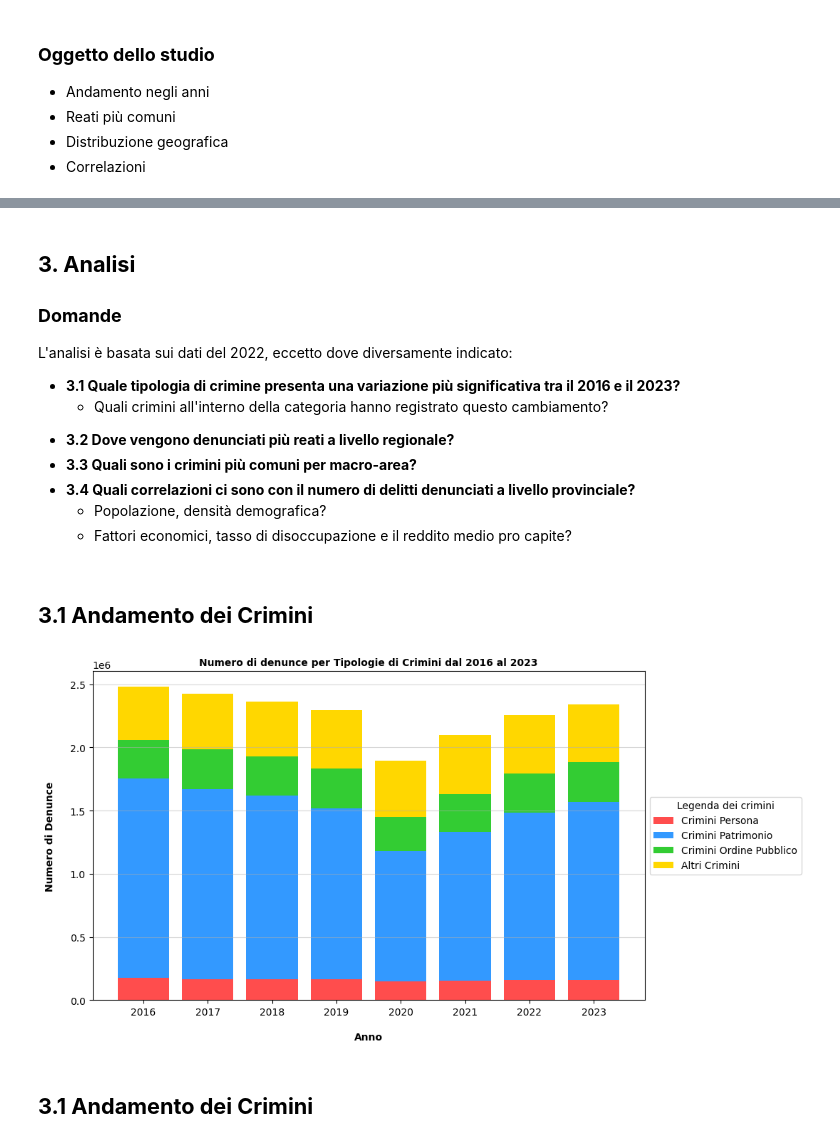
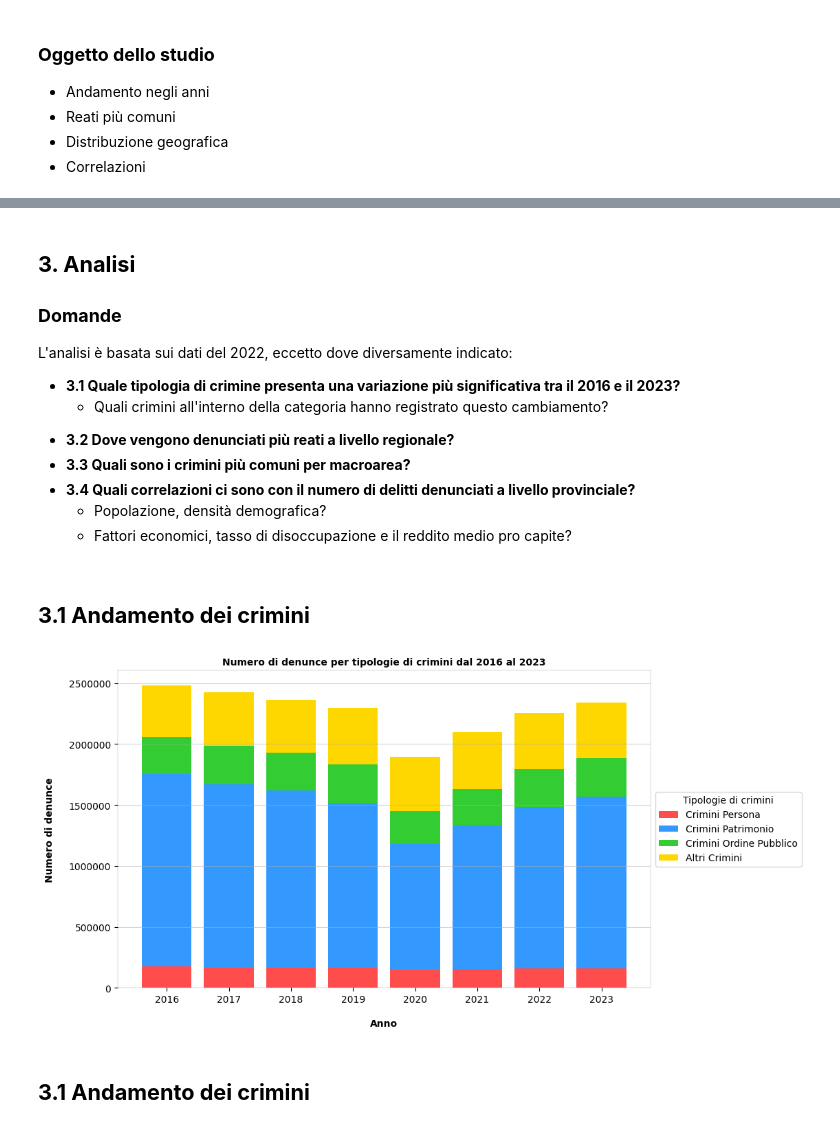
Before and after one commit to AlessioNicodemo/DelittiDenunciatiInItalia, a Jupyter notebook: CriminiInItalia.ipynb, the cells around one changed output, grey strips where cells are left out. Cells and saved outputs as stored; diff of their text form; code cells hidden in the pictures.

```diff
--- a/CriminiInItalia.ipynb
+++ b/CriminiInItalia.ipynb
@@ -82,7 +74,7 @@
             <li>Quali crimini all'interno della categoria hanno registrato questo cambiamento?</li>
     </ul>
     <li><strong>3.2 Dove vengono denunciati più reati a livello regionale?<strong></li>
-    <li><strong>3.3 Quali sono i crimini più comuni per macro-area?<strong></li>
+    <li><strong>3.3 Quali sono i crimini più comuni per macroarea?<strong></li>
     <li><strong>3.4 Quali correlazioni ci sono con il numero di delitti denunciati a livello provinciale?<strong></li>
     <ul>
             <li>Popolazione, densità demografica?</li>
@@ -90,7 +82,7 @@
     </ul>
 </ul>
 # %% [markdown]
-<h2><strong>3.1  Andamento dei Crimini</strong></h2>
+<h2><strong>3.1  Andamento dei crimini</strong></h2>
 # %%
 # importo le librerie
 import numpy as np
@@ -128,39 +120,49 @@ for anno in anni:
 
 # unione di tutti i DataFrame in un unico DataFrame
 df_unito = pd.concat(df_list, ignore_index = True)
 
 # crea il grafico a barre sovrapposte
 plt.figure(figsize = (10, 6))
 
 # inizializza la base per le barre sovrapposte
 bottom = np.zeros(len(anni))
 
 # categorie di crimini e rispettivi colori
 categorie_crimini = ['Crimini Persona', 'Crimini Patrimonio', 'Crimini Ordine Pubblico',  'Altri Crimini']
 colori = ['#ff4d4d', '#3399ff', '#33cc33', '#ffd700']
 
 # loop per ogni categoria di crimine
 for i, categoria in enumerate(categorie_crimini):
     plt.bar(df_unito['ANNO'], df_unito[categoria], bottom = bottom, label = categoria, color = colori[i])
     bottom += df_unito[categoria]
 
+# Imposta il formato non scientifico sull'asse y
+ax = plt.gca()  # Ottieni l'oggetto Axes corrente
+ax.get_yaxis().get_major_formatter().set_scientific(False)
+
 # titolo e etichette agli assi
-plt.title('Numero di denunce per Tipologie di Crimini dal 2016 al 2023', fontsize=10, fontweight = 'bold')
+plt.title('Numero di denunce per tipologie di crimini dal 2016 al 2023', fontsize=10, fontweight = 'bold')
 plt.xlabel('Anno', labelpad = 15, fontsize=10, fontweight = 'bold')
-plt.ylabel('Numero di Denunce', labelpad = 15, fontsize=10, fontweight = 'bold')
+plt.ylabel('Numero di denunce', labelpad = 15, fontsize=10, fontweight = 'bold')
 
 # aggiunge la legenda a destra
-plt.legend(title = 'Legenda dei crimini', loc = 'center left', bbox_to_anchor = (1, 0.5))
+plt.legend(title = 'Tipologie di crimini', loc = 'center left', bbox_to_anchor = (1, 0.5))
+
+# rimuovi il bordo grassetto attorno al grafico
+ax.spines['top'].set_linewidth(0.1)  # Rimuove il bordo superiore
+ax.spines['right'].set_linewidth(0.1)  # Rimuove il bordo destro
+ax.spines['left'].set_linewidth(0.1)   # Imposta la larghezza del bordo sinistro
+ax.spines['bottom'].set_linewidth(0.1)  # Imposta la larghezza del bordo inferiore
 
 # griglia per rendere più leggibile il grafico
 plt.grid(True, axis = 'y', alpha=0.5)
 
 # mostra il grafico
 plt.show()
 # %% [output]
-[figure, old version]
+[figure, new version]
 # %% [markdown]
-<h2><strong>3.1  Andamento dei Crimini</strong></h2>
+<h2><strong>3.1  Andamento dei crimini</strong></h2>
 # %%
 # importo le librerie
 import numpy as np
```
Also changed, not shown: parts of 40 cells of this notebook, 1 other file.
